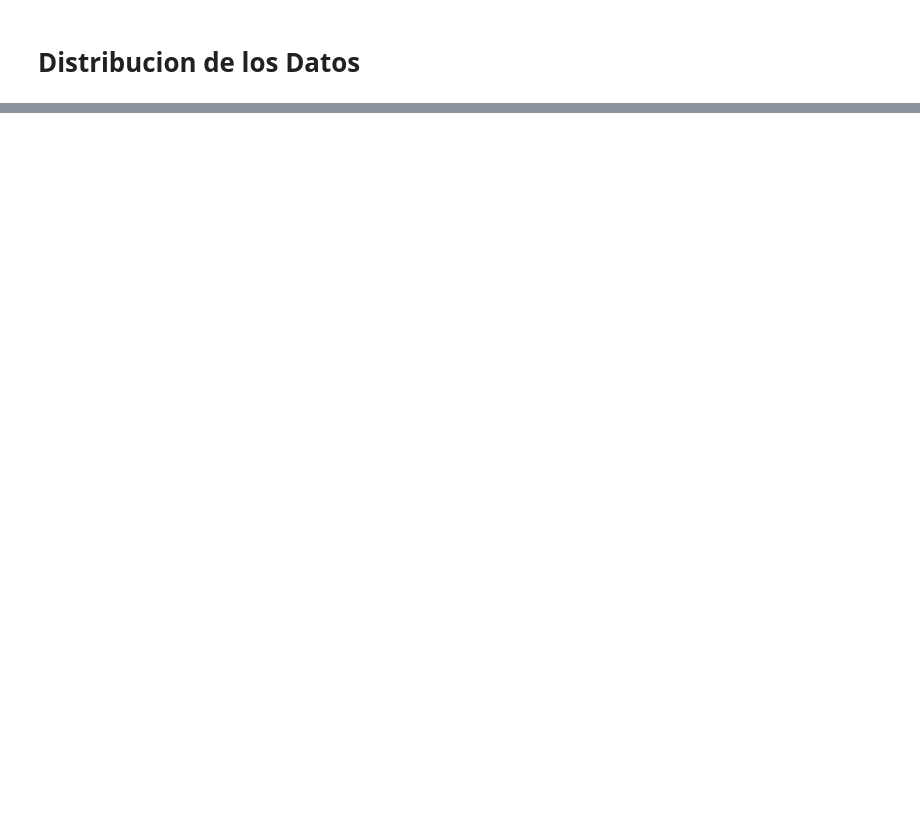
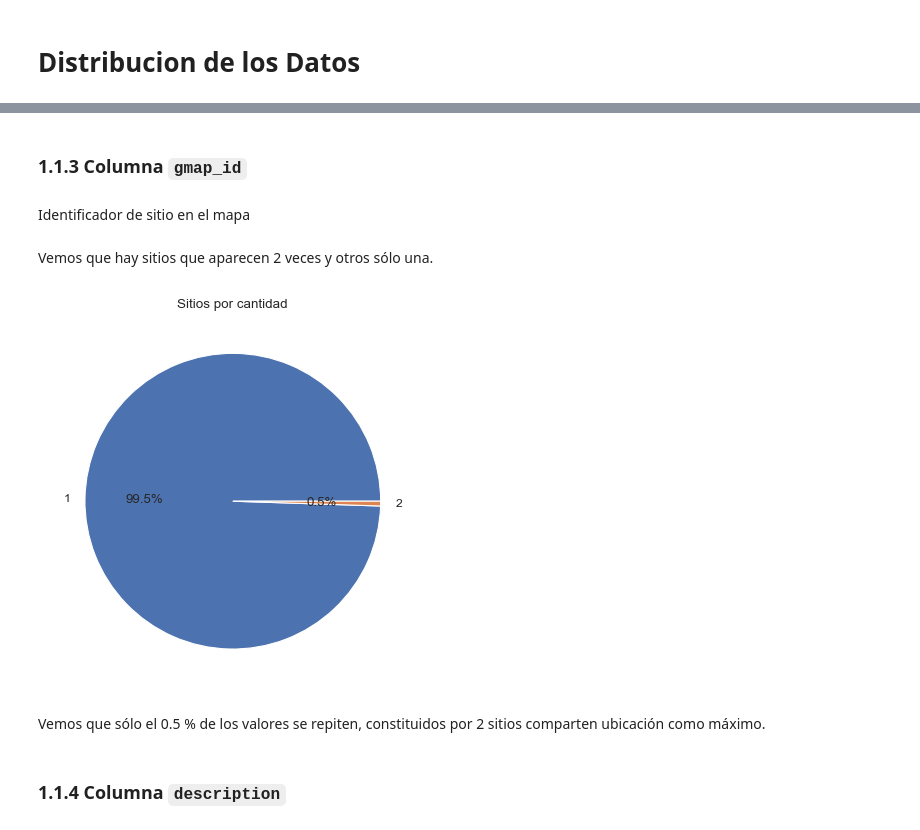
Before and after one commit to Aspirina180mg/PF_DATAPT07, a Jupyter notebook: Distribucion_Datos.ipynb, the cells around one changed output, grey strips where cells are left out. Cells and saved outputs as stored; diff of their text form; code cells hidden in the pictures; blank space fills up the shorter version.

```diff
--- a/Distribucion_Datos.ipynb
+++ b/Distribucion_Datos.ipynb
@@ -18,2 +155,2 @@ state_abreviations = [
 # %%
-df_maps_restaurantes = pd.read_parquet(r"Generated\Google\metada_sitios.parquet")
+df_maps_restaurantes = pd.read_parquet(URL_MAPS_RESTAURANTES)
@@ -232,0 +382,14 @@ plt.show()
+# %% [markdown]
+### 1.1.3 Columna <code>gmap_id</code>
+# %% [markdown]
+Identificador de sitio en el mapa
+# %% [markdown]
+Vemos que hay sitios que aparecen 2 veces y otros sólo una.
+# %%
+showPie(df_maps_restaurantes.gmap_id.value_counts(), titulo="Sitios por cantidad")
+# %% [output]
+[figure, added]
+# %% [markdown]
+Vemos que sólo el 0.5 % de los valores se repiten, constituidos por 2 sitios comparten ubicación como máximo.
+# %% [markdown]
+### 1.1.4 Columna <code>description</code>
```
Also changed, not shown: parts of 158 cells of this notebook, 6 other files.
